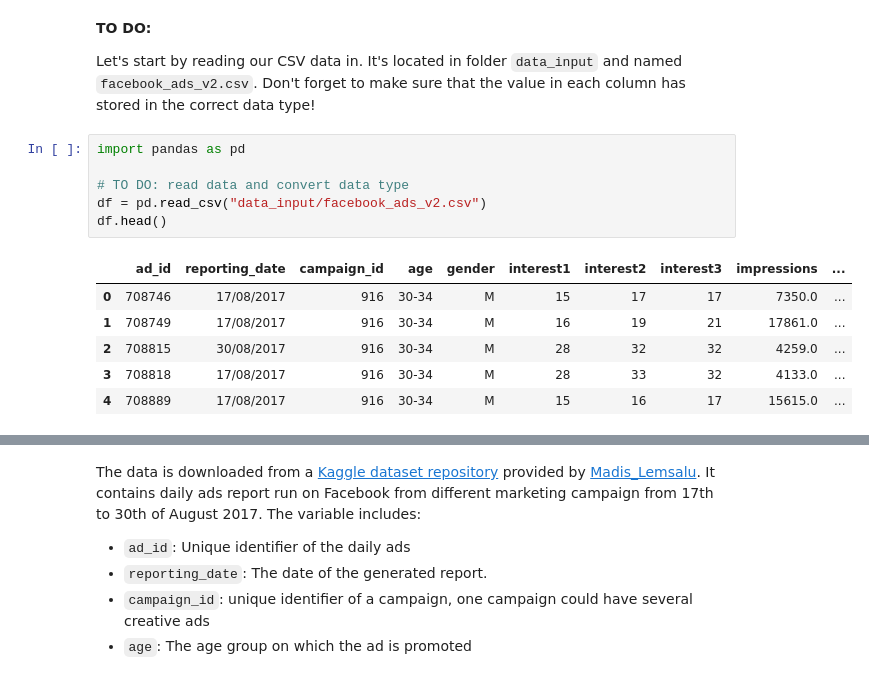
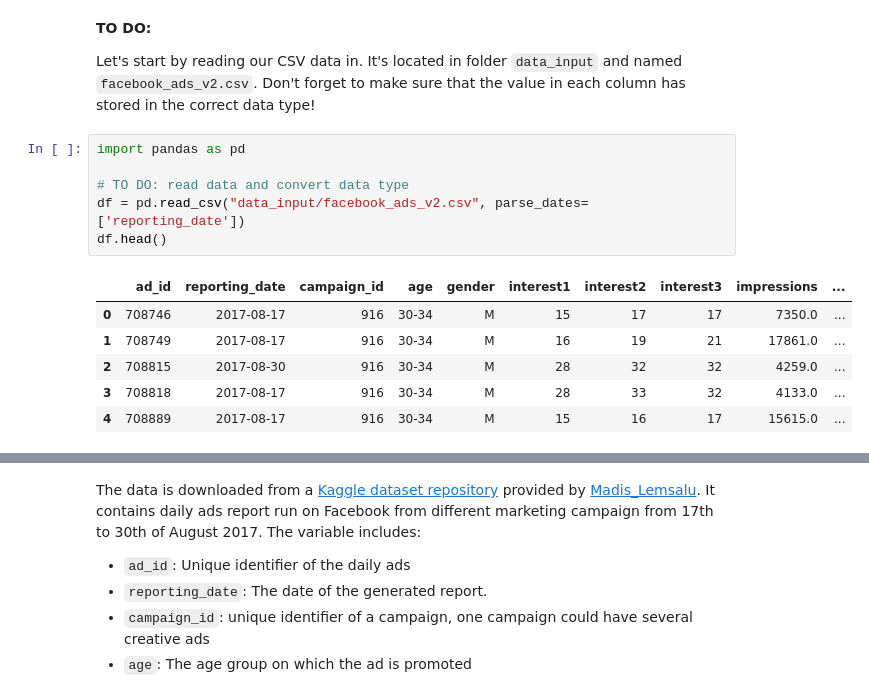
Before and after one commit to johansetiawan/telebot, a Jupyter notebook: Notebook Guide.ipynb, the cells around one changed output, grey strips where cells are left out. Cells and saved outputs as stored; diff of their text form.

```diff
--- a/Notebook Guide.ipynb
+++ b/Notebook Guide.ipynb
@@ -362,16 +362,16 @@ Let's start by reading our CSV data in. It's located in folder `data_input` and
 # %%
 import pandas as pd
 
 # TO DO: read data and convert data type
-df = pd.read_csv("data_input/facebook_ads_v2.csv")
+df = pd.read_csv("data_input/facebook_ads_v2.csv", parse_dates=['reporting_date'])
 df.head()
 # %% [output]
 |  | ad_id | reporting_date | campaign_id | age | gender | interest1 | interest2 | interest3 | impressions | ... |
-| 0 | 708746 | 17/08/2017 | 916 | 30-34 | M | 15 | 17 | 17 | 7350.0 | ... |
-| 1 | 708749 | 17/08/2017 | 916 | 30-34 | M | 16 | 19 | 21 | 17861.0 | ... |
-| 2 | 708815 | 30/08/2017 | 916 | 30-34 | M | 28 | 32 | 32 | 4259.0 | ... |
-| 3 | 708818 | 17/08/2017 | 916 | 30-34 | M | 28 | 33 | 32 | 4133.0 | ... |
-| 4 | 708889 | 17/08/2017 | 916 | 30-34 | M | 15 | 16 | 17 | 15615.0 | ... |
+| 0 | 708746 | 2017-08-17 | 916 | 30-34 | M | 15 | 17 | 17 | 7350.0 | ... |
+| 1 | 708749 | 2017-08-17 | 916 | 30-34 | M | 16 | 19 | 21 | 17861.0 | ... |
+| 2 | 708815 | 2017-08-30 | 916 | 30-34 | M | 28 | 32 | 32 | 4259.0 | ... |
+| 3 | 708818 | 2017-08-17 | 916 | 30-34 | M | 28 | 33 | 32 | 4133.0 | ... |
+| 4 | 708889 | 2017-08-17 | 916 | 30-34 | M | 15 | 16 | 17 | 15615.0 | ... |
 # %%
 df.dtypes
 # %% [output]
```
Also changed, not shown: parts of 14 cells of this notebook, 4 other files.
